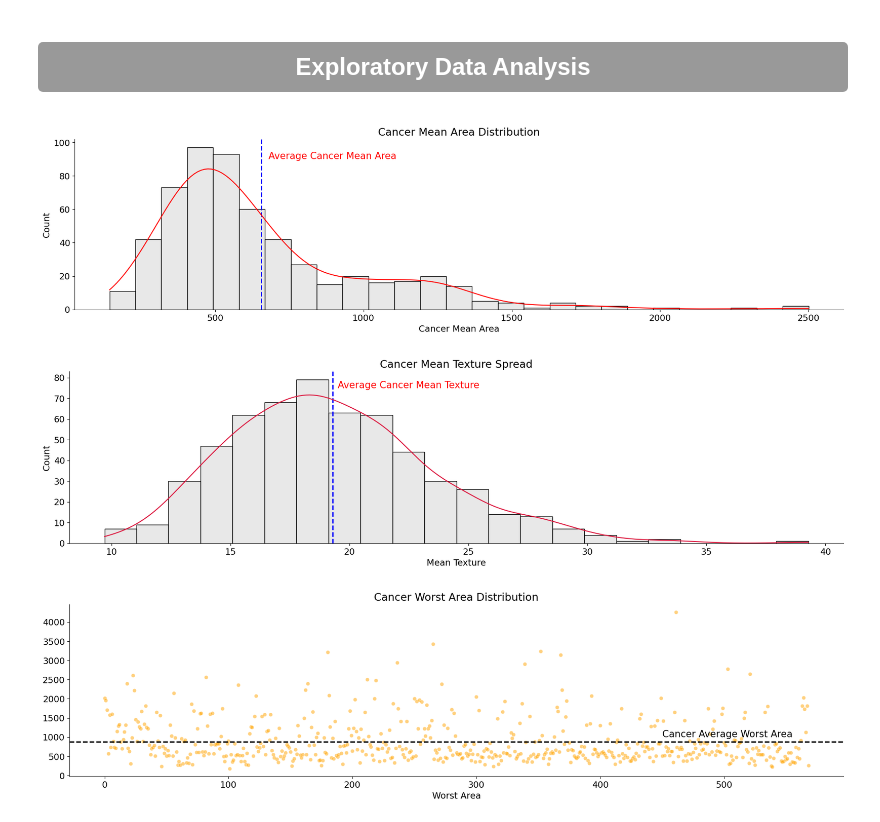
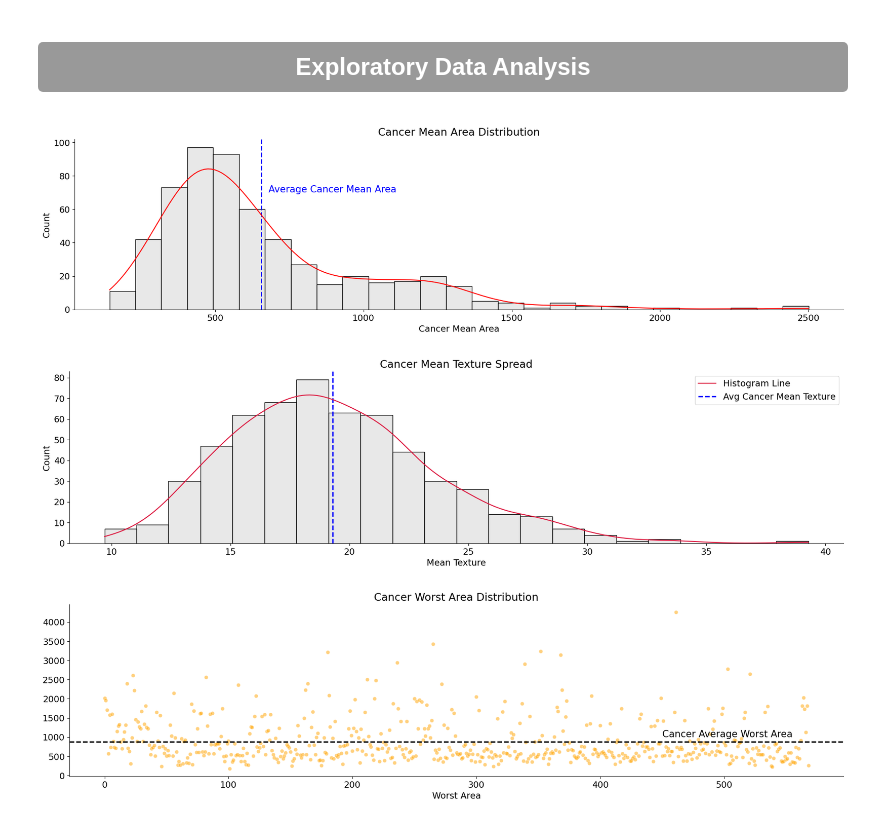
Before and after one commit to dakshbhatnagar/python_files, a Jupyter notebook: gradient-descent-from-scratch.ipynb, the cells around one changed output. Saved outputs shown, nothing was run; the diff lists cells and outputs as text; code cells hidden in the pictures.

```diff
--- a/gradient-descent-from-scratch.ipynb
+++ b/gradient-descent-from-scratch.ipynb
@@ -1093,29 +1095,28 @@ plt.gca().spines['right'].set_visible(False);
 ax.lines[0].set_color('red')
 
 plt.axvline(cancerdf['mean area'].mean(), linestyle='--', lw=2, zorder=1, color='blue')
-plt.annotate(f'Average Cancer Mean Area', (680, 90), fontsize=15, color='red')
+plt.annotate(f'Average Cancer Mean Area', (680, 70), fontsize=15, color='blue')
 
 plt.title('Cancer Mean Area Distribution')
 plt.xlabel('Cancer Mean Area')
 plt.show()
 # %% [output]
-[figure, old version]
+[figure, new version]
 # %%
 ax = sns.histplot(cancerdf['mean texture'], kde=True, color='lightgray')
 
 ax.lines[0].set_color('crimson')
 
 plt.gca().spines['top'].set_visible(False)
 plt.gca().spines['right'].set_visible(False)
 
 plt.axvline(cancerdf['mean texture'].mean(), linestyle='--', lw=2, zorder=1, color='blue')
-plt.annotate(f'Average Cancer Mean Texture', (19.5, 75), fontsize=15, color='red')
-
+plt.legend(['Histogram Line', 'Avg Cancer Mean Texture'])
 plt.title('Cancer Mean Texture Spread')
 plt.xlabel('Mean Texture')
 plt.show()
 # %% [output]
-[figure, old version]
+[figure, new version]
 # %%
 sns.scatterplot(data=cancerdf['worst area'], color = 'orange', alpha=0.5)
 plt.gca().spines['top'].set_visible(False)
```
Also changed, not shown: parts of 23 cells of this notebook.
